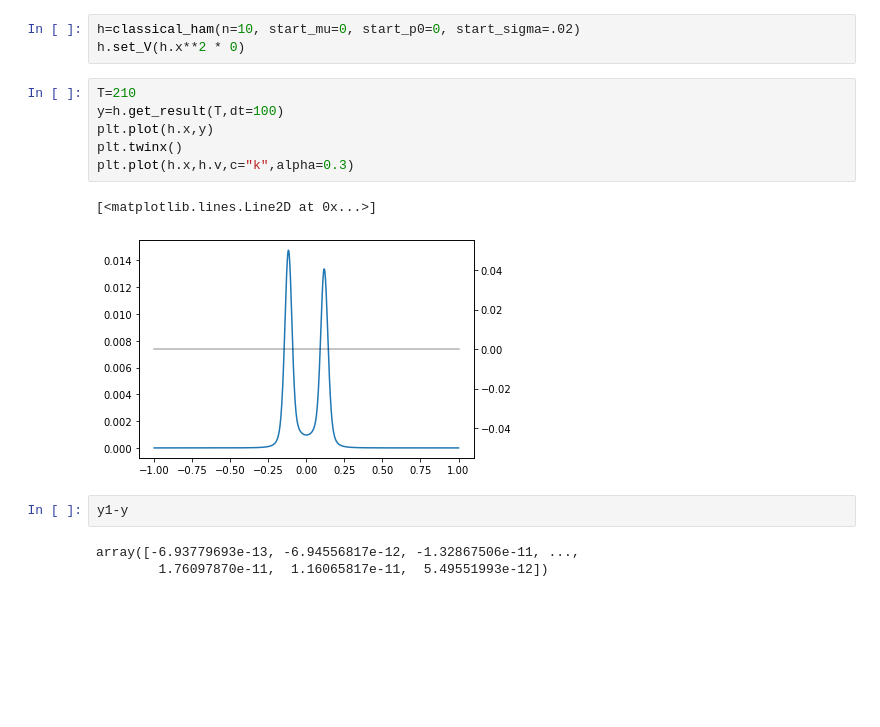
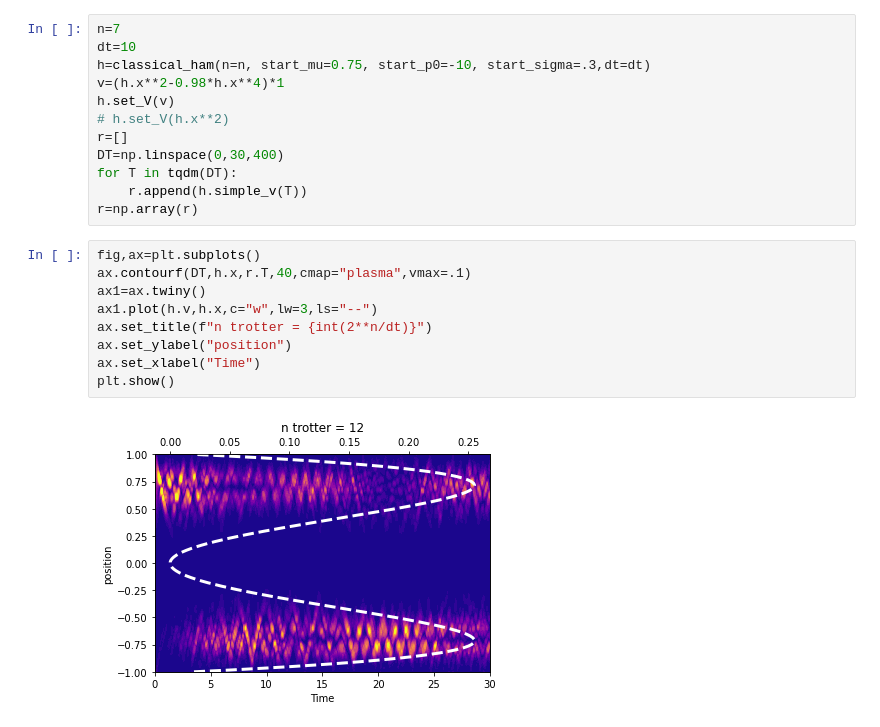
Before and after one commit to santoshkumarradha/stochastic-qc, a Jupyter notebook: classical simulation/test-01.ipynb, the cells around one changed output. Drawn from its saved outputs; the diff is of its cells as text; blank space fills up the shorter version.

Commit message:
added classical algo

```diff
--- a/classical simulation/test-01.ipynb
+++ b/classical simulation/test-01.ipynb
@@ -46,17 +12,23 @@ plt.plot(x,vx,c="k",alpha=0.2)
-# %%
-h=classical_ham(n=10, start_mu=0, start_p0=0, start_sigma=.02)
-h.set_V(h.x**2 * 0)
-# %%
-T=210
-y=h.get_result(T,dt=100)
-plt.plot(h.x,y)
-plt.twinx()
-plt.plot(h.x,h.v,c="k",alpha=0.3)
-# %% [output]
-[<matplotlib.lines.Line2D at 0x...>]
-[figure, removed]
-# %%
-y1-y
-# %% [output]
-array([-6.93779693e-13, -6.94556817e-12, -1.32867506e-11, ...,
-        1.76097870e-11,  1.16065817e-11,  5.49551993e-12])
+# %%
+n=7
+dt=10
+h=classical_ham(n=n, start_mu=0.75, start_p0=-10, start_sigma=.3,dt=dt)
+v=(h.x**2-0.98*h.x**4)*1
+h.set_V(v)
+# h.set_V(h.x**2)
+r=[]
+DT=np.linspace(0,30,400)
+for T in tqdm(DT):
+    r.append(h.simple_v(T))
+r=np.array(r)
+# %%
+fig,ax=plt.subplots()
+ax.contourf(DT,h.x,r.T,40,cmap="plasma",vmax=.1)
+ax1=ax.twiny()
+ax1.plot(h.v,h.x,c="w",lw=3,ls="--")
+ax.set_title(f"n trotter = {int(2**n/dt)}")
+ax.set_ylabel("position")
+ax.set_xlabel("Time")
+plt.show()
+# %% [output]
+[figure, added]
```
Also changed, not shown: parts of 6 cells of this notebook, 1 other file.
